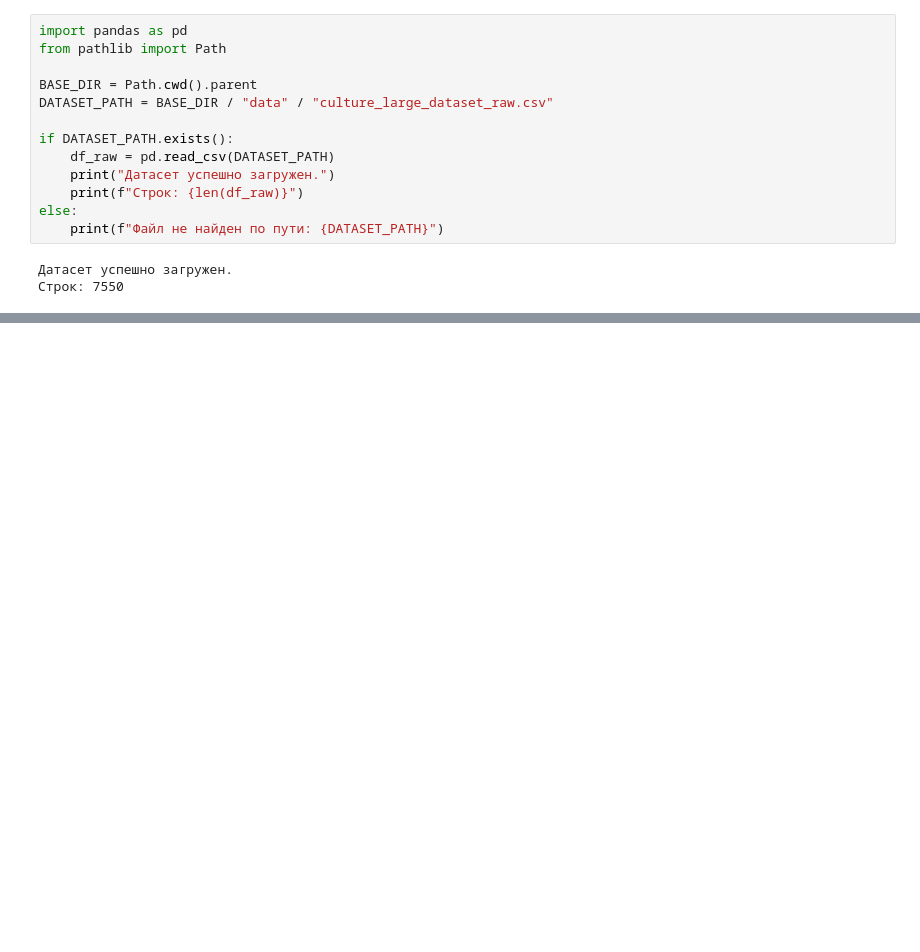
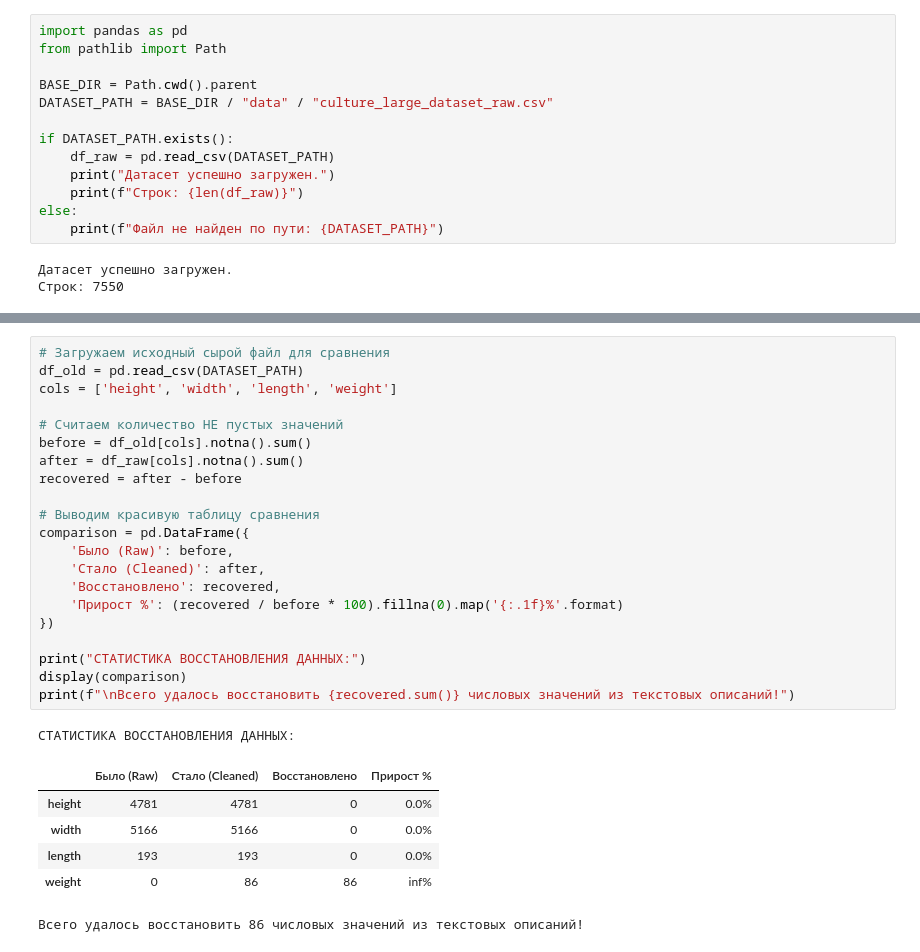
Before and after one commit to YuraYezhov/RU-Dataset-Architect, a Jupyter notebook: 03_heritage_large/scripts/initial_eda_analysis.ipynb, the cells around one changed output, grey strips where cells are left out. Drawn from its saved outputs; the diff is of its cells as text; blank space fills up the shorter version.

```diff
--- a/03_heritage_large/scripts/initial_eda_analysis.ipynb
+++ b/03_heritage_large/scripts/initial_eda_analysis.ipynb
@@ -239,0 +376,29 @@ display(coverage_matrix)
+# %%
+# Загружаем исходный сырой файл для сравнения
+df_old = pd.read_csv(DATASET_PATH)
+cols = ['height', 'width', 'length', 'weight']
+
+# Считаем количество НЕ пустых значений
+before = df_old[cols].notna().sum()
+after = df_raw[cols].notna().sum()
+recovered = after - before
+
+# Выводим красивую таблицу сравнения
+comparison = pd.DataFrame({
+    'Было (Raw)': before,
+    'Стало (Cleaned)': after,
+    'Восстановлено': recovered,
+    'Прирост %': (recovered / before * 100).fillna(0).map('{:.1f}%'.format)
+})
+
+print("СТАТИСТИКА ВОССТАНОВЛЕНИЯ ДАННЫХ:")
+display(comparison)
+print(f"\nВсего удалось восстановить {recovered.sum()} числовых значений из текстовых описаний!")
+# %% [output]
+СТАТИСТИКА ВОССТАНОВЛЕНИЯ ДАННЫХ:
+|  | Было (Raw) | Стало (Cleaned) | Восстановлено | Прирост % |
+| height | 4781 | 4781 | 0 | 0.0% |
+| width | 5166 | 5166 | 0 | 0.0% |
+| length | 193 | 193 | 0 | 0.0% |
+| weight | 0 | 86 | 86 | inf% |
+Всего удалось восстановить 86 числовых значений из текстовых описаний!
```
Also changed, not shown: parts of 18 cells of this notebook, 4 other files.
